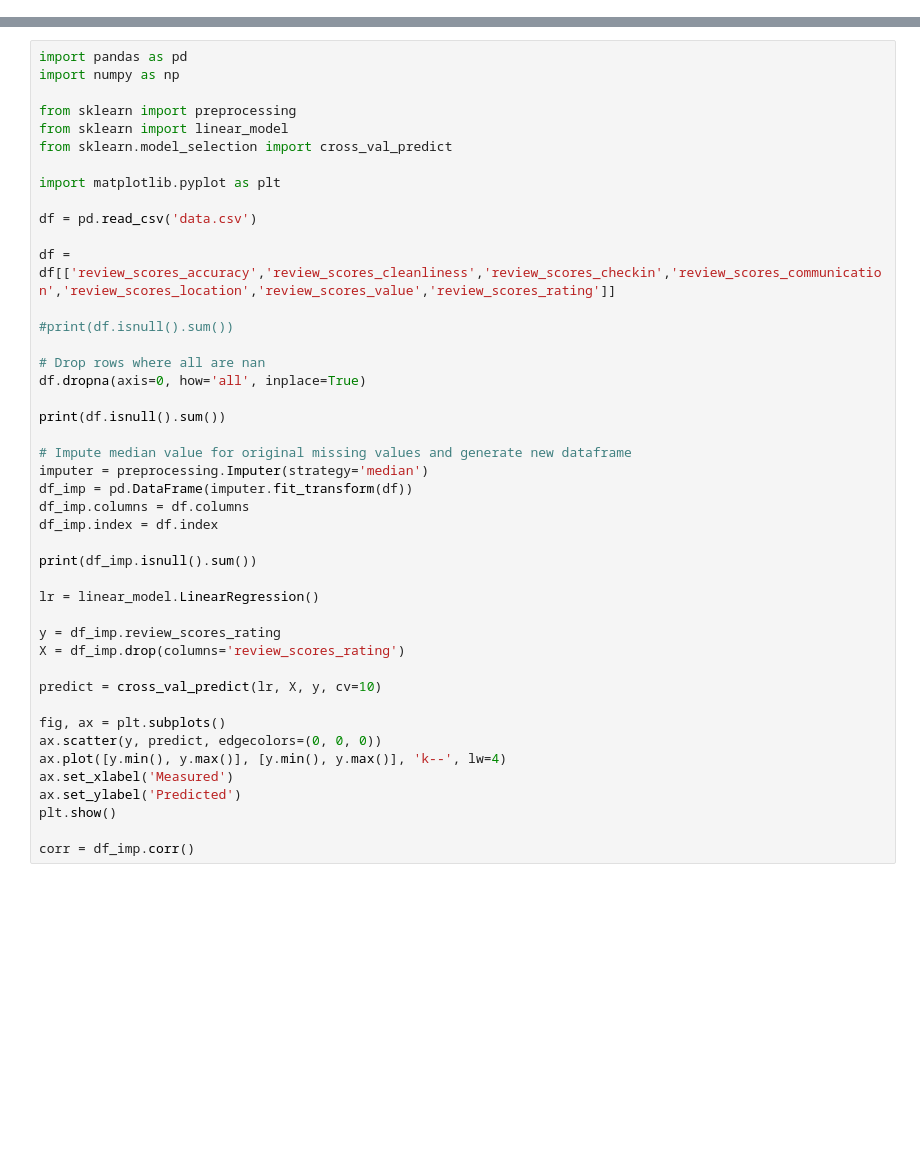
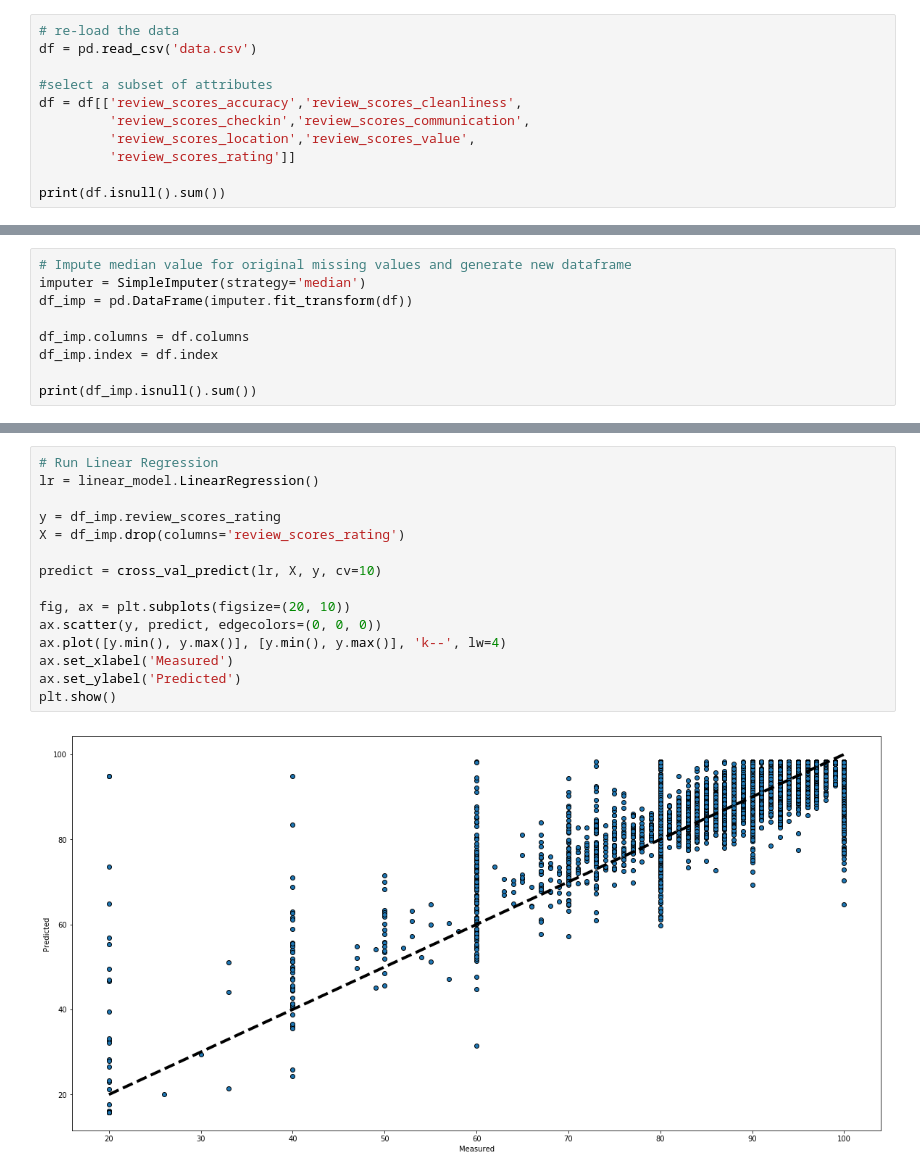
Before and after one commit to jodatut/2020, a Jupyter notebook: koodiesimerkit/Session 4 - Categorical and Missing Data.ipynb, the cells around one changed output, grey strips where cells are left out. Cells and saved outputs as stored; diff of their text form; blank space fills up the shorter version.

```diff
--- a/koodiesimerkit/Session 4 - Categorical and Missing Data.ipynb
+++ b/koodiesimerkit/Session 4 - Categorical and Missing Data.ipynb
@@ -66,0 +144,11 @@ MISSING Data is cleaned up
+# %%
+# re-load the data
+df = pd.read_csv('data.csv')
+
+#select a subset of attributes
+df = df[['review_scores_accuracy','review_scores_cleanliness',
+         'review_scores_checkin','review_scores_communication',
+         'review_scores_location','review_scores_value',
+         'review_scores_rating']]
+
+print(df.isnull().sum())
@@ -66,0 +178,9 @@ MISSING Data is cleaned up
+# %%
+# Impute median value for original missing values and generate new dataframe
+imputer = SimpleImputer(strategy='median')
+df_imp = pd.DataFrame(imputer.fit_transform(df))
+
+df_imp.columns = df.columns
+df_imp.index = df.index
+
+print(df_imp.isnull().sum())
@@ -67,44 +196,17 @@ MISSING Data is cleaned up
 # %%
-import pandas as pd
-import numpy as np
-
-from sklearn import preprocessing
-from sklearn import linear_model
-from sklearn.model_selection import cross_val_predict
-
-import matplotlib.pyplot as plt
-
-df = pd.read_csv('data.csv')
-
-df = df[['review_scores_accuracy','review_scores_cleanliness','review_scores_checkin','review_scores_communication','review_scores_location','review_scores_value','review_scores_rating']]
-
-#print(df.isnull().sum())
-
-# Drop rows where all are nan
-df.dropna(axis=0, how='all', inplace=True)
-
-print(df.isnull().sum())
-
-# Impute median value for original missing values and generate new dataframe
-imputer = preprocessing.Imputer(strategy='median')
-df_imp = pd.DataFrame(imputer.fit_transform(df))
-df_imp.columns = df.columns
-df_imp.index = df.index
-
-print(df_imp.isnull().sum())
-
+# Run Linear Regression
 lr = linear_model.LinearRegression()
 
 y = df_imp.review_scores_rating
 X = df_imp.drop(columns='review_scores_rating')
 
 predict = cross_val_predict(lr, X, y, cv=10)
 
-fig, ax = plt.subplots()
+fig, ax = plt.subplots(figsize=(20, 10))
 ax.scatter(y, predict, edgecolors=(0, 0, 0))
 ax.plot([y.min(), y.max()], [y.min(), y.max()], 'k--', lw=4)
 ax.set_xlabel('Measured')
 ax.set_ylabel('Predicted')
 plt.show()
-
-corr = df_imp.corr()
+# %% [output]
+[figure, added]
```
Also changed, not shown: parts of 20 cells of this notebook, 2 other files.
